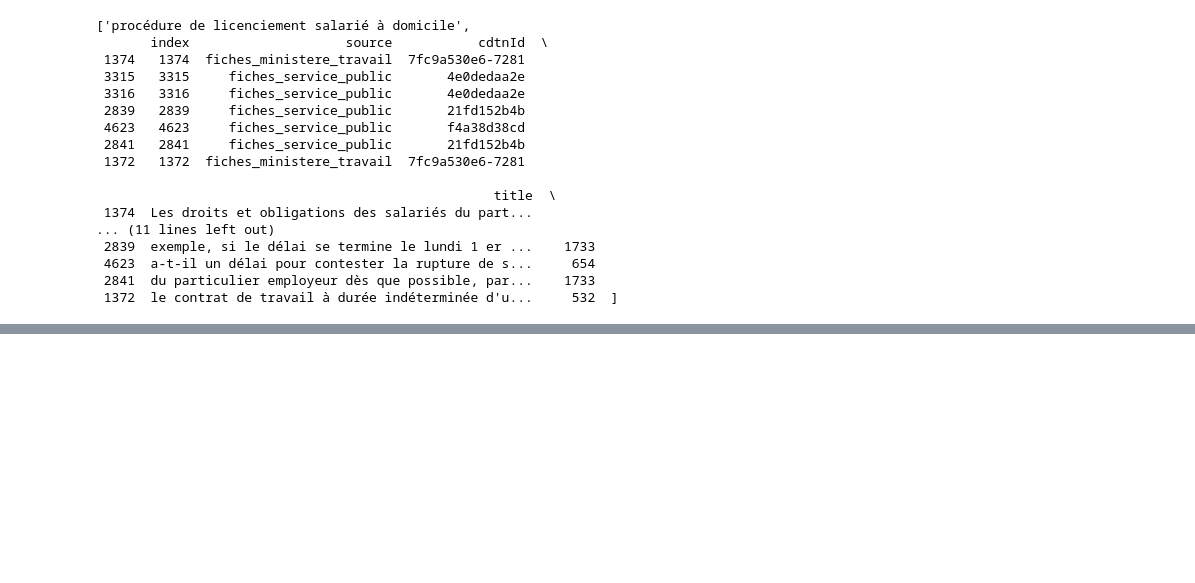
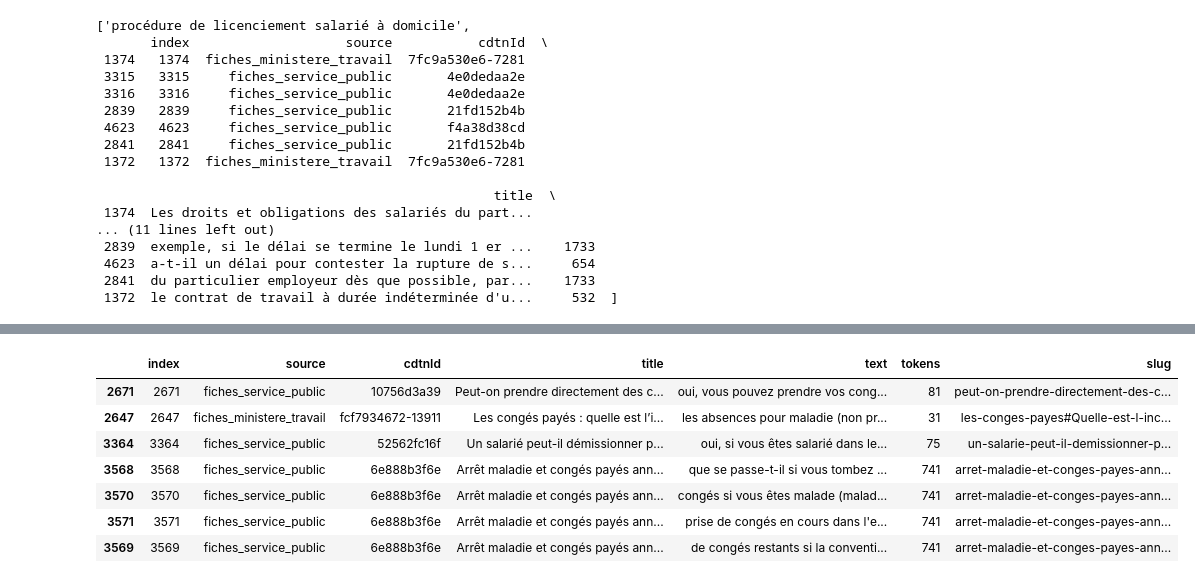
Before and after one commit to SocialGouv/cdtn-nlp, a Jupyter notebook: notebooks/xp_three.ipynb, the cells around one changed output, grey strips where cells are left out. Saved outputs shown, nothing was run; the diff lists cells and outputs as text; code cells hidden in the pictures; blank space fills up the shorter version.

```diff
--- a/notebooks/xp_three.ipynb
+++ b/notebooks/xp_three.ipynb
@@ -506,0 +501,11 @@ combien de jours de congés pour naisance d'un gamin ?
+# %%
+res
+# %% [output]
+|  | index | source | cdtnId | title | text | tokens | slug |
+| 2671 | 2671 | fiches_service_public | 10756d3a39 | Peut-on prendre directement des c... | oui, vous pouvez prendre vos cong... | 81 | peut-on-prendre-directement-des-c... |
+| 2647 | 2647 | fiches_ministere_travail | fcf7934672-13911 | Les congés payés : quelle est l’i... | les absences pour maladie (non pr... | 31 | les-conges-payes#Quelle-est-l-inc... |
+| 3364 | 3364 | fiches_service_public | 52562fc16f | Un salarié peut-il démissionner p... | oui, si vous êtes salarié dans le... | 75 | un-salarie-peut-il-demissionner-p... |
+| 3568 | 3568 | fiches_service_public | 6e888b3f6e | Arrêt maladie et congés payés ann... | que se passe-t-il si vous tombez ... | 741 | arret-maladie-et-conges-payes-ann... |
+| 3570 | 3570 | fiches_service_public | 6e888b3f6e | Arrêt maladie et congés payés ann... | congés si vous êtes malade (malad... | 741 | arret-maladie-et-conges-payes-ann... |
+| 3571 | 3571 | fiches_service_public | 6e888b3f6e | Arrêt maladie et congés payés ann... | prise de congés en cours dans l'e... | 741 | arret-maladie-et-conges-payes-ann... |
+| 3569 | 3569 | fiches_service_public | 6e888b3f6e | Arrêt maladie et congés payés ann... | de congés restants si la conventi... | 741 | arret-maladie-et-conges-payes-ann... |
```
Also changed, not shown: parts of 8 cells of this notebook, 2 other files.
